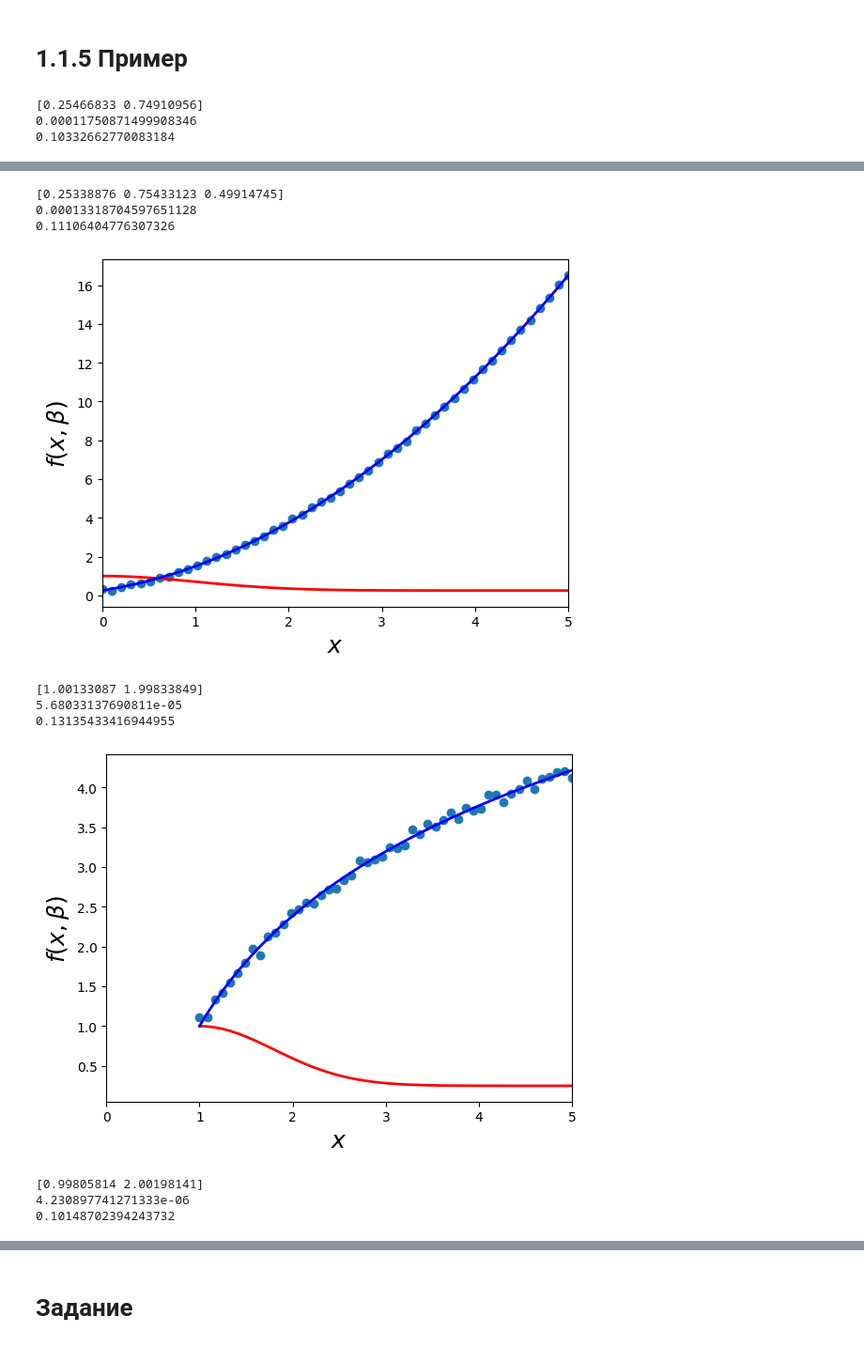
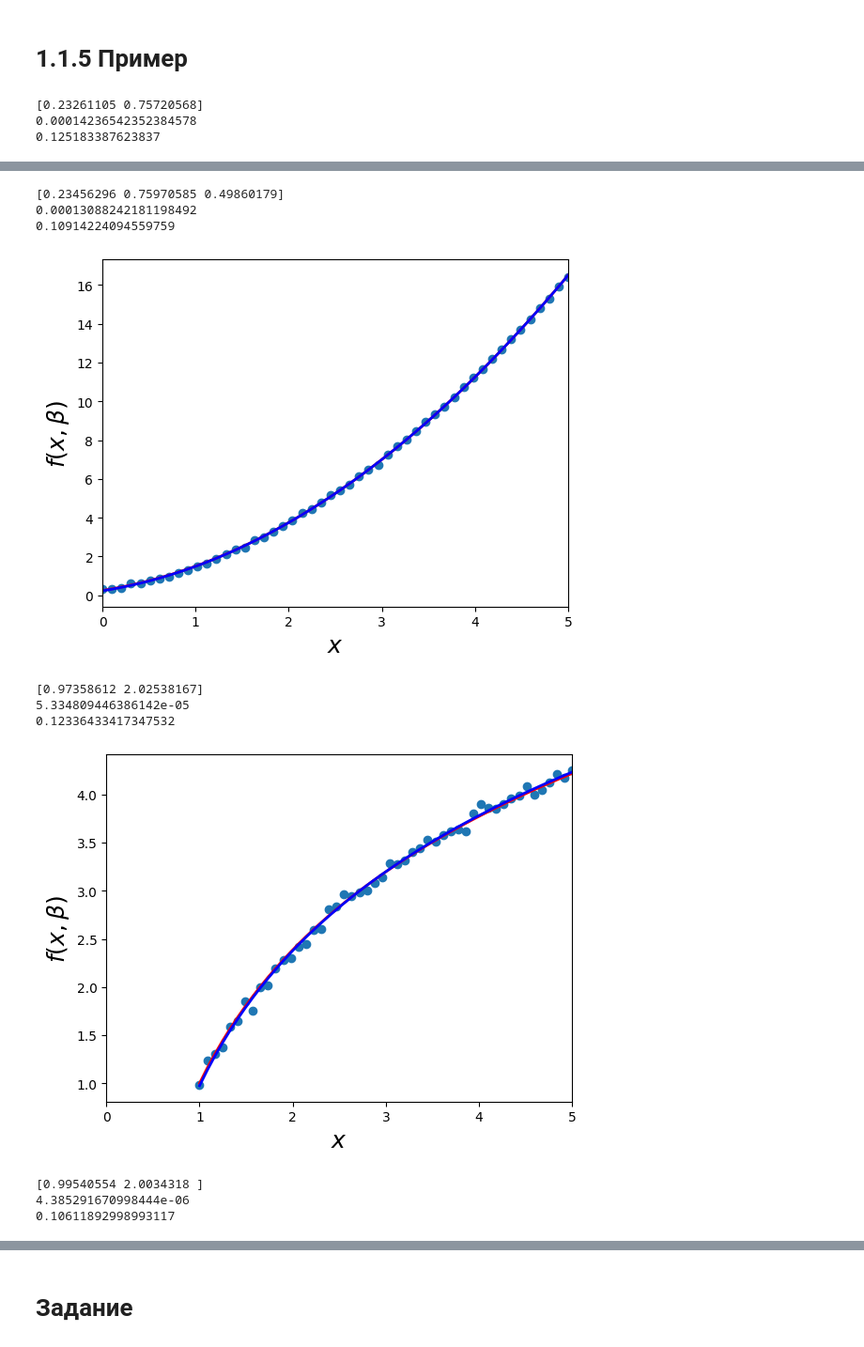
Before and after one commit to Dyglaz/artificial-intelligence, a Jupyter notebook: Kiselev_M_Workbook_4.ipynb, the cells around one changed output, grey strips where cells are left out. Shown at 94% size. Saved outputs shown, nothing was run; the diff lists cells and outputs as text; code cells hidden in the pictures.

```diff
--- a/Kiselev_M_Workbook_4.ipynb
+++ b/Kiselev_M_Workbook_4.ipynb
@@ -213,9 +214,9 @@ def f(x, b0, b1):
 # зададим массив точек xi
 xdata = np.linspace(0, 5, 50)
 # создаем теоретически правильные значения точек yi (без шума)
-у = f(xdata, *beta)
+y = f(xdata, *beta)
 # зашумляем эти данные
-ydata = у + 0.05 * np.random.randn(len(xdata))
+ydata = y + 0.05 * np.random.randn(len(xdata))
 beta_opt, beta_cov = sp.optimize.curve_fit(f, xdata, ydata)
 print(beta_opt)
 # Вычислим линейное отклонение
@@ -244,9 +245,9 @@ def f(x, b0, b1, b2):
 # зададим массив точек хi
 xdata = np.linspace(0, 5, 50)
 # создаем теоретически правильные значения точек yi (без шума)
-у = f(xdata, *beta)
+y = f(xdata, *beta)
 # зашумляем эти данные
-ydata = у + 0.05 * np.random.randn(len(xdata))
+ydata = y + 0.05 * np.random.randn(len(xdata))
 beta_opt, beta_cov = sp.optimize.curve_fit(f, xdata, ydata)
 print(beta_opt)
 # Вычислим линейное отклонение
@@ -276,9 +277,9 @@ def f(x, b0, b1):
 # зададим массив точек xi
 xdata = np.linspace(1, 5, 50)
 # создаем теоретически правильные значения точек yi (без шума)
-у = f(xdata, *beta)
+y = f(xdata, *beta)
 # зашумляем эти данные
-ydata = у + 0.05 * np.random.randn(len(xdata))
+ydata = y + 0.05 * np.random.randn(len(xdata))
 beta_opt, beta_cov = sp.optimize.curve_fit(f, xdata, ydata)
 print(beta_opt)
 # Вычислим линейное отклонение
@@ -307,9 +308,9 @@ def f(x, b0, b1):
 # зададим массив точек xi
 xdata = np.linspace(1, 5, 50)
 # создаем теоретически правильные значения точек yi (без шума)
-у = f(xdata, *beta)
+y = f(xdata, *beta)
 # зашумляем эти данные
-ydata = у + 0.05 * np.random.randn(len(xdata))
+ydata = y + 0.05 * np.random.randn(len(xdata))
 beta_opt, beta_cov = sp.optimize.curve_fit(f, xdata, ydata)
 print(beta_opt)
 # Вычислим линейное отклонение
@@ -329,6 +330,6 @@ ax.set_xlabel(r"$x$", fontsize=18)
 ax.set_ylabel(r"$f(x, \beta)$", fontsize=18)
 plt.show()
 # %% [output]
-[0.25466833 0.74910956]
-0.00011750871499908346
-0.10332662770083184
+[0.23261105 0.75720568]
+0.00014236542352384578
+0.125183387623837
@@ -336,11 +337,11 @@ plt.show()
-[0.25338876 0.75433123 0.49914745]
-0.00013318704597651128
-0.11106404776307326
+[0.23456296 0.75970585 0.49860179]
+0.00013088242181198492
+0.10914224094559759
-[figure, old version]
+[figure, new version]
-[1.00133087 1.99833849]
-5.68033137690811e-05
-0.13135433416944955
+[0.97358612 2.02538167]
+5.334809446386142e-05
+0.12336433417347532
-[figure, old version]
+[figure, new version]
-[0.99805814 2.00198141]
-4.230897741271333e-06
-0.10148702394243732
+[0.99540554 2.0034318 ]
+4.385291670998444e-06
+0.10611892998993117
```
Also changed, not shown: parts of 6 cells of this notebook, 15 other files.
